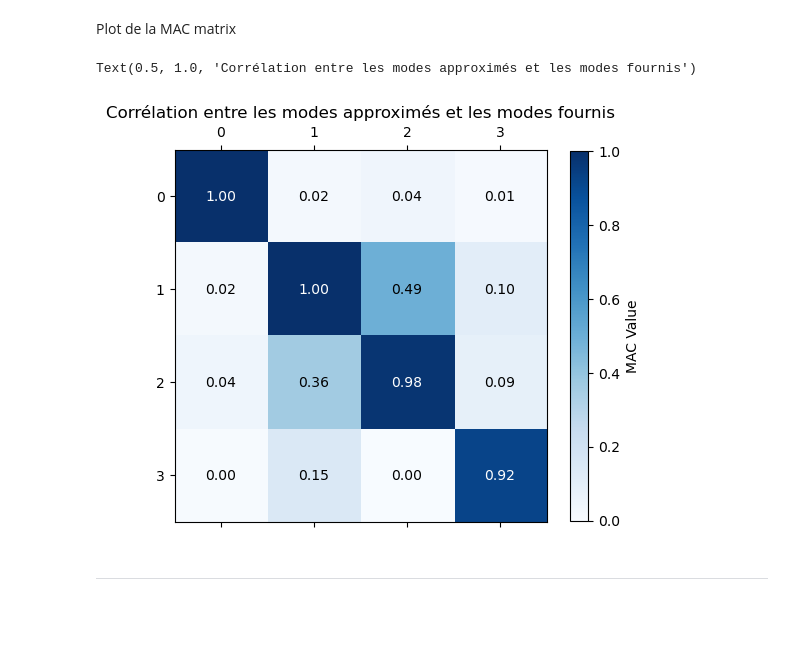
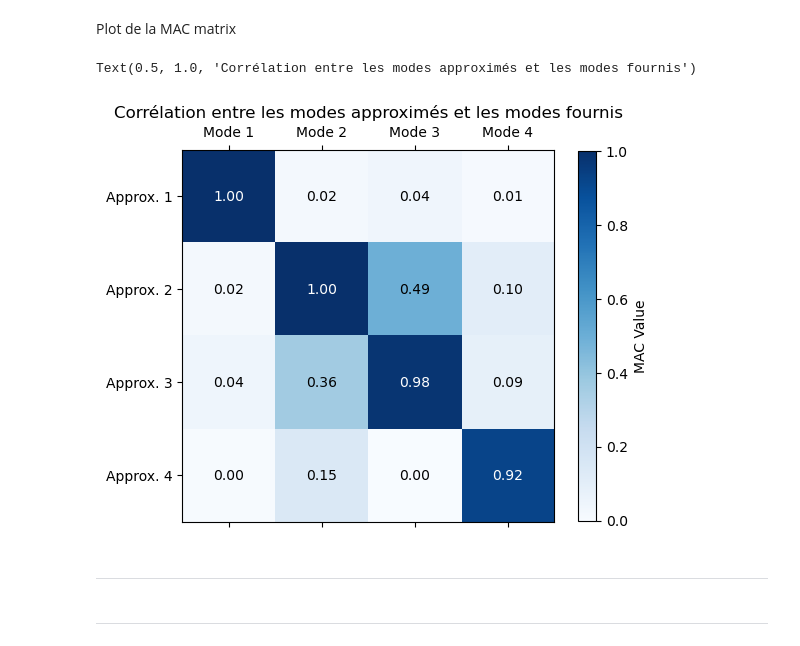
Before and after one commit to tomBeauve/DSM-Projects-code, a Jupyter notebook: Projet 4/Project4.ipynb, the cells around one changed output. Cells and saved outputs as stored; diff of their text form; code cells hidden in the pictures; blank space fills up the shorter version.

```diff
--- a/Projet 4/Project4.ipynb
+++ b/Projet 4/Project4.ipynb
@@ -138,20 +152,2 @@ for N in range(N_min, N_max+1):
 # %% [markdown]
 ### Plot de l'évolution des fréquences propres selon le nombre de fonctions
-# %%
-fig, ax_f = plt.subplots(1, 4, figsize=(20, 5))
-fig2, ax_e = plt.subplots(1, 4, figsize=(20, 5))
-
-for f in range(4):
-    N_plot = np.linspace(N_min, N_max, N_max-N_min+1)
-
-    ax_f[f].scatter(N_plot, freq_matrix[:, f],
-                    label=f'Fréquence {f+1}', color='r')
-    ax_f[f].axhline(y=nat_freq[f], color='blue',
-                    zorder=0, label='Vraie fréquence')
-
-    ax_f[f].set_title(f"Fréquence {f+1} selon le nombre de fonctions d'approx")
-
-    ax_e[f].scatter(N_plot, error_matrix[:, f],
-                    label=f'Fréquence {f+1}', color='r')
-    ax_e[f].set_title(f"Erreur relative sur la fréquence {
-                      f+1} selon le nombre de fonctions d'approx")
@@ -199,14 +232,13 @@ K = Stiff(N_rr)
 freq, q = eig(K, M)
 
 
-sorted_indices = np.argsort(np.abs(np.sqrt(w)))
+sorted_indices = np.argsort(np.abs(np.sqrt(freq)))
 q = q[:, sorted_indices]
 
 U_ritz = np.zeros((4, nb_points))
 for m in range(0, 4):
     U_ritz[m, :] = modeshape(m, N_rr, q, length, nb_points)  # m-ieme mode
 
-
     plt.plot(x_plot_mode, U_ritz[m, :], label=f"Mode {m+1}")
 
 plt.legend()
@@ -233,4 +265,7 @@ for m in range(0, 4):
     ax[m].plot(x_plot_data, modes_simu[:, m], label=f"Vrai mode fourni")
     ax[m].legend()
     ax[m].set_title(f"Mode {m+1}")
+    ax[m].set_xlabel("x (m)")
+    ax[m].set_ylabel("Déformation normalisée")
+    ax[m].grid(True, alpha=0.5)
 # %% [output]
@@ -249,7 +284,7 @@ nb_points = 13
 M = Mass(N_rr)
 K = Stiff(N_rr)
 freq, q = eig(K, M)
-sorted_indices = np.argsort(np.abs(np.sqrt(w)))
+sorted_indices = np.argsort(np.abs(np.sqrt(freq)))
 q = q[:, sorted_indices]
 
 phi_ritz = np.zeros((4, nb_points))
@@ -280,19 +318,32 @@ Plot de la MAC matrix
 # %%
 fig, ax = plt.subplots(figsize=(6, 6))
 cax = ax.matshow(mac_matrix, cmap='Blues', vmin=0, vmax=1)
+
+x_labels = ['Mode 1', 'Mode 2', 'Mode 3', 'Mode 4']
+y_labels = ['Approx. 1', 'Approx. 2', 'Approx. 3', 'Approx. 4']
+
+
+# Ajouter des étiquettes personnalisées aux axes
+ax.set_xticks(np.arange(len(x_labels)))
+ax.set_yticks(np.arange(len(y_labels)))
+ax.set_xticklabels(x_labels)
+ax.set_yticklabels(y_labels)
+
 
 # Add colorbar
 cbar = fig.colorbar(cax, shrink=0.8)
 cbar.set_label('MAC Value')
 
 # Add values to each cell
 for (i, j), value in np.ndenumerate(mac_matrix):
     ax.text(j, i, f'{value:.2f}', ha='center', va='center',
             color='white' if value > 0.5 else 'black')
 
 ax.set_title("Corrélation entre les modes approximés et les modes fournis")
 # %% [output]
 Text(0.5, 1.0, 'Corrélation entre les modes approximés et les modes fournis')
-[figure, old version]
+[figure, new version]
 # %% [markdown]
 ---
+# %% [markdown]
+---
```
Also changed, not shown: parts of 5 cells of this notebook, 5 other files.
